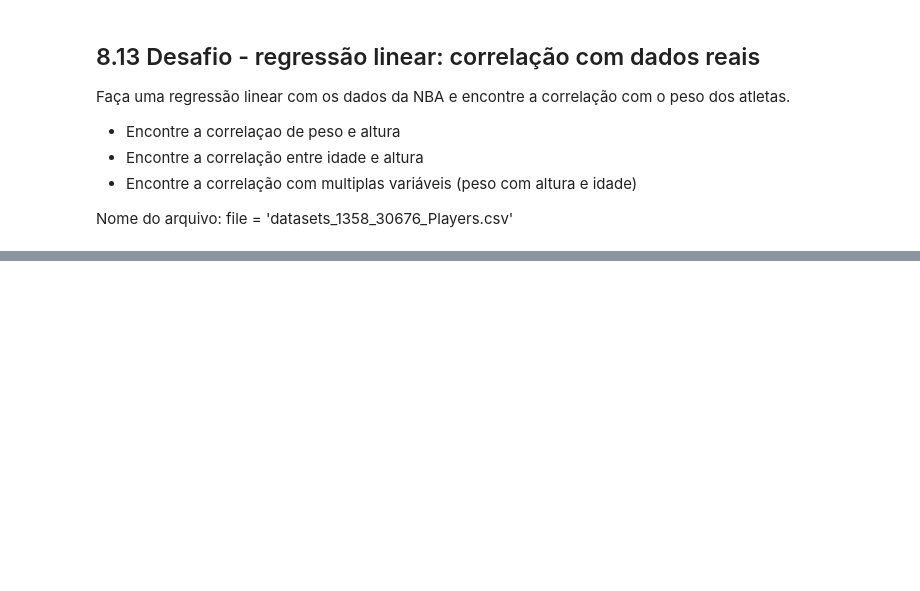
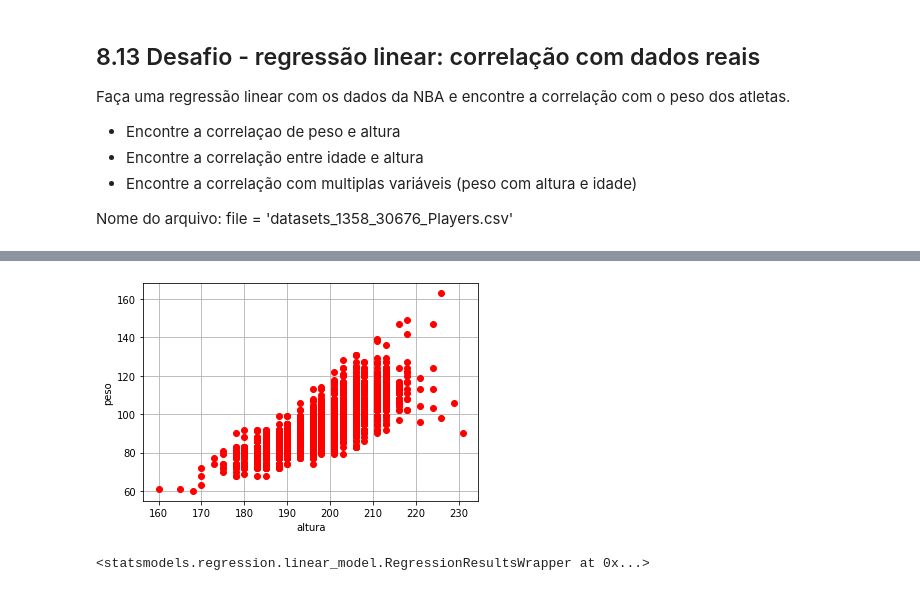
Before and after one commit to gabriel-apereira/cursos-realizados, a Jupyter notebook: python-para-engeheiros-e-cientista-basico-ao-avançado/Notebooks/8 - Fundamento Pandas.ipynb, the cells around one changed output, grey strips where cells are left out. Saved outputs shown, nothing was run; the diff lists cells and outputs as text; code cells hidden in the pictures; blank space fills up the shorter version.

```diff
--- a/python-para-engeheiros-e-cientista-basico-ao-avançado/Notebooks/8 - Fundamento Pandas.ipynb
+++ b/python-para-engeheiros-e-cientista-basico-ao-avançado/Notebooks/8 - Fundamento Pandas.ipynb
@@ -1379,0 +1384,6 @@ Nome do arquivo: file = 'datasets_1358_30676_Players.csv'
+# %%
+file_path = 'C:/Users/gabri/Desktop/Udemy/Python para engenheiros/Python-para-Engenheiros-e-Cientistas-main/Notebooks/arquivos_auxiliares/datasets_1358_30676_Players.csv'
+# %%
+nba_df = pd.read_csv(file_path)
+nba_df = nba_df.dropna()
+nba_df
@@ -1379,0 +1404,11 @@ Nome do arquivo: file = 'datasets_1358_30676_Players.csv'
+# %%
+plt.figure()
+
+plt.plot(nba_df['height'],nba_df['weight'],'ro')
+plt.ylabel('peso')
+plt.xlabel('altura')
+plt.grid()
+
+plt.show()
+# %% [output]
+[figure, added]
@@ -1379,0 +1418,5 @@ Nome do arquivo: file = 'datasets_1358_30676_Players.csv'
+# %%
+estatistica = sm.OLS(Y,X).fit()
+estatistica
+# %% [output]
+<statsmodels.regression.linear_model.RegressionResultsWrapper at 0x...>
```
Also changed, not shown: parts of 15 cells of this notebook.
